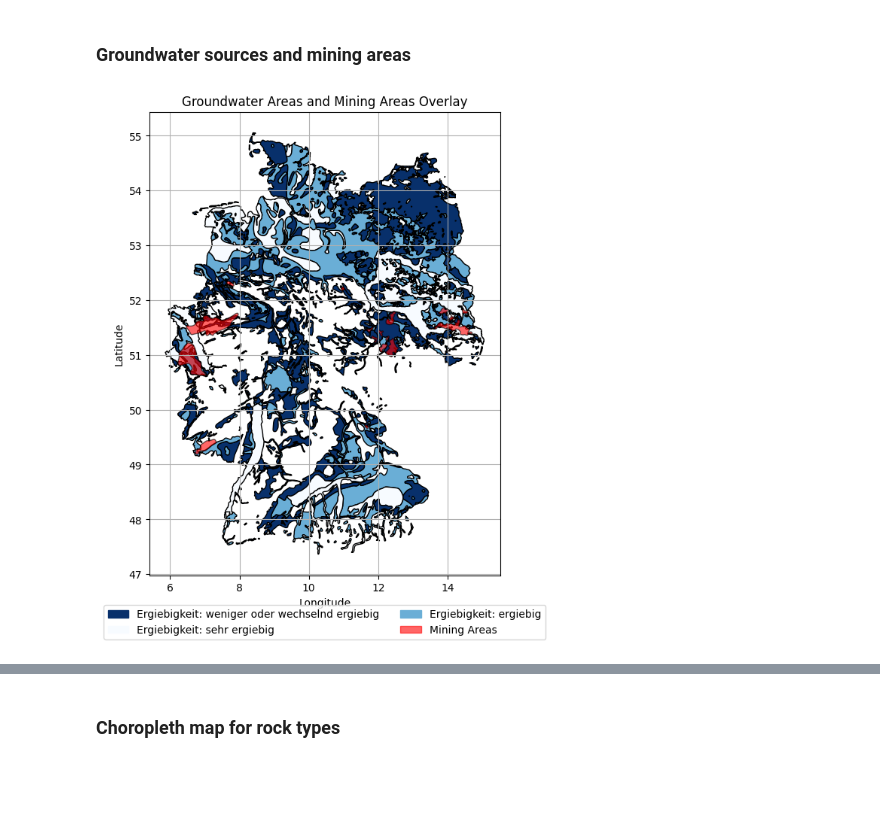
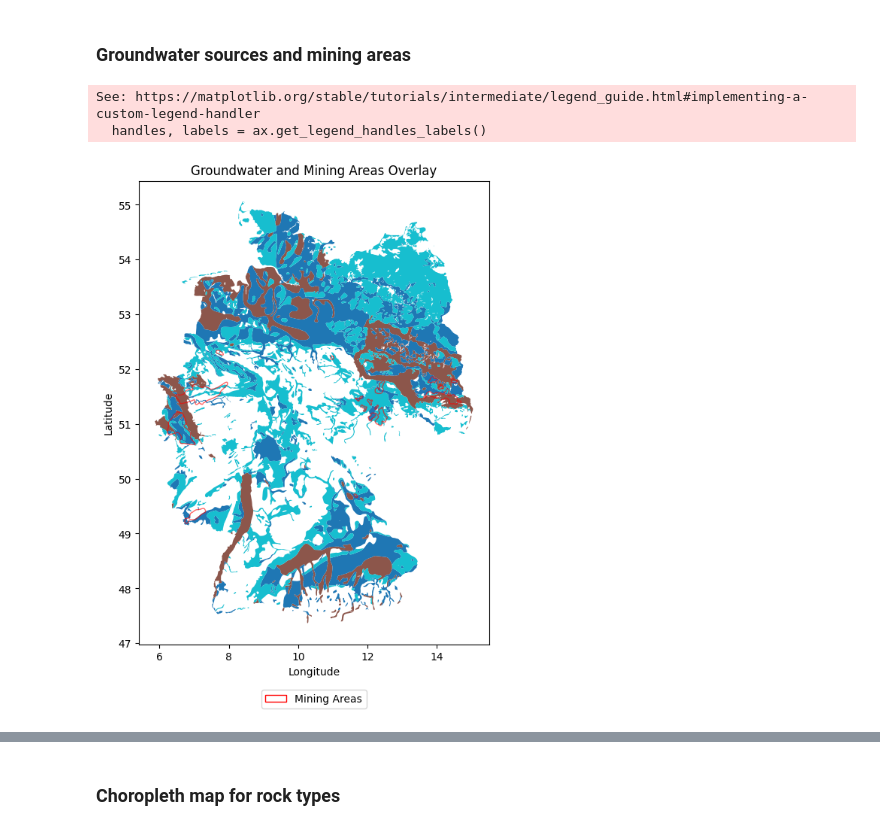
Before and after one commit to hanna-freuden/hydrogeology_germany, a Jupyter notebook: Data_Visualization.ipynb, the cells around one changed output, grey strips where cells are left out. Drawn from its saved outputs; the diff is of its cells as text; code cells hidden in the pictures; blank space fills up the shorter version.

Commit message:
improve colormap and legend of water-mining-plot

```diff
--- a/Data_Visualization.ipynb
+++ b/Data_Visualization.ipynb
@@ -68,37 +64,40 @@ mining_gdf = gdfs['bergbaugebiete__v1_poly']
+# %%
+# mining data: add id to identify mining regions
+mining_gdf = gdfs['bergbaugebiete__v1_poly'].reset_index(names='mining_id')
+# groundwater data: filter only for "Bedeutende Grundwasservorkommen" (relevant groundwater storage), corresponding to 'erg_id' 11,12,13
+water_gdf = gdfs['gwerg_erg_v11_poly']
+water_gdf= water_gdf[water_gdf["erg_id"].isin([11,12,13])]
 # %%
+import matplotlib.pyplot as plt
+import matplotlib.patches as mpatches
 
 fig, ax = plt.subplots(figsize=(10, 8))
 
-# Plot groundwater areas with the color map
-water_gdf.plot(ax=ax, column='erg_id', cmap='Blues',  edgecolor="black", legend=False)
+# Plot groundwater areas with legend
+water_gdf.plot(ax=ax, column="ergiebigke", legend=True)
 
-# Overlay mining areas
-mining_gdf.plot(ax=ax, color="red", alpha=0.6, edgecolor="black", label="Mining Areas")
+# Overlay mining areas with outline only (no fill)
+mining_gdf.plot(ax=ax, facecolor="none", edgecolor="red", alpha=0.6, label="Mining Areas")
 
-plt.title("Groundwater Areas and Mining Areas Overlay")
+plt.title("Groundwater and Mining Areas Overlay")
 plt.xlabel("Longitude")
 plt.ylabel("Latitude")
 
-# Manually create patches for the groundwater categories using the same colormap
-unique_categories = water_gdf['erg_id'].unique()
-cmap = plt.get_cmap('Blues')
-norm = plt.Normalize(vmin=water_gdf['erg_id'].min(), vmax=water_gdf['erg_id'].max())
+# Manually create a patch for mining areas (just an outline)
+mining_patch = mpatches.Patch(edgecolor="red", facecolor="none", label="Mining Areas")
 
-# Create legend patches with correct color mappings for 'ergiebigke'
-# make dict erg_id and ergiebigke labels
-unique_ids = water_gdf[['erg_id', 'ergiebigke']].drop_duplicates()
-label_dict = dict(zip(unique_ids['erg_id'], unique_ids['ergiebigke']))
-legend_patches = [mpatches.Patch(color=cmap(norm(value)), label=f"Ergiebigkeit: {label_dict[value]}") for value in unique_categories]
+# Get existing legend handles and labels
+handles, labels = ax.get_legend_handles_labels()
 
-# Manually create a patch for mining areas
-mining_patch = mpatches.Patch(color="red", alpha=0.6, label="Mining Areas")
-legend_patches.append(mining_patch)
+# Add mining area patch
+handles.append(mining_patch)
+labels.append("Mining Areas")
 
+# Set updated legend
+ax.legend(handles, labels, loc="lower center", bbox_to_anchor=(0.5, -0.15), ncol=2, frameon=True)
 
-
-# Place the legend at the bottom center
-plt.legend(handles=legend_patches, loc="lower center", bbox_to_anchor=(0.5, -0.15), ncol=2)
-plt.grid(True)
 plt.show()
 # %% [output]
+See: https://matplotlib.org/stable/tutorials/intermediate/legend_guide.html#implementing-a-custom-legend-handler
+  handles, labels = ax.get_legend_handles_labels()
-[figure, old version]
+[figure, new version]
```
Also changed, not shown: parts of 7 cells of this notebook.
